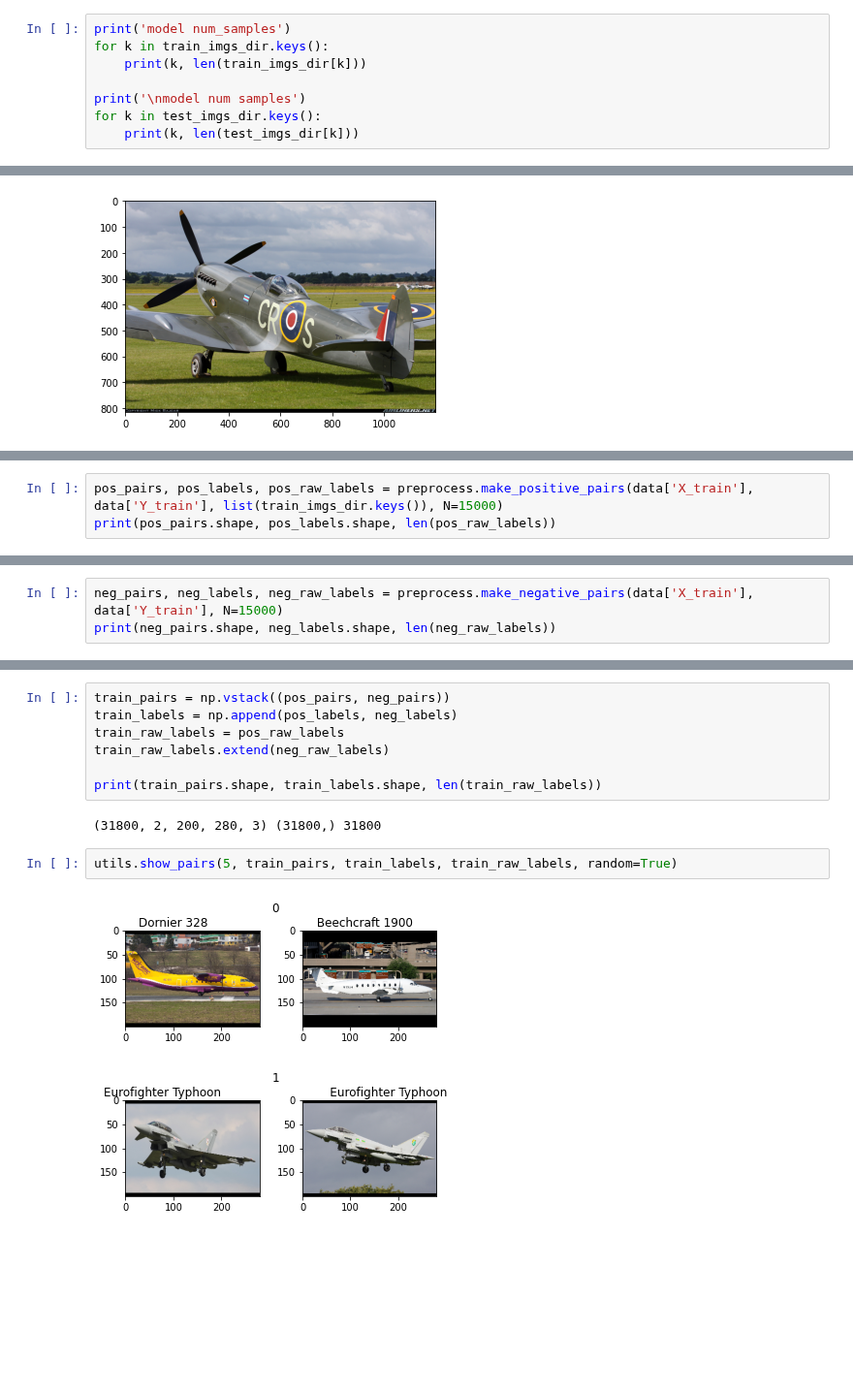
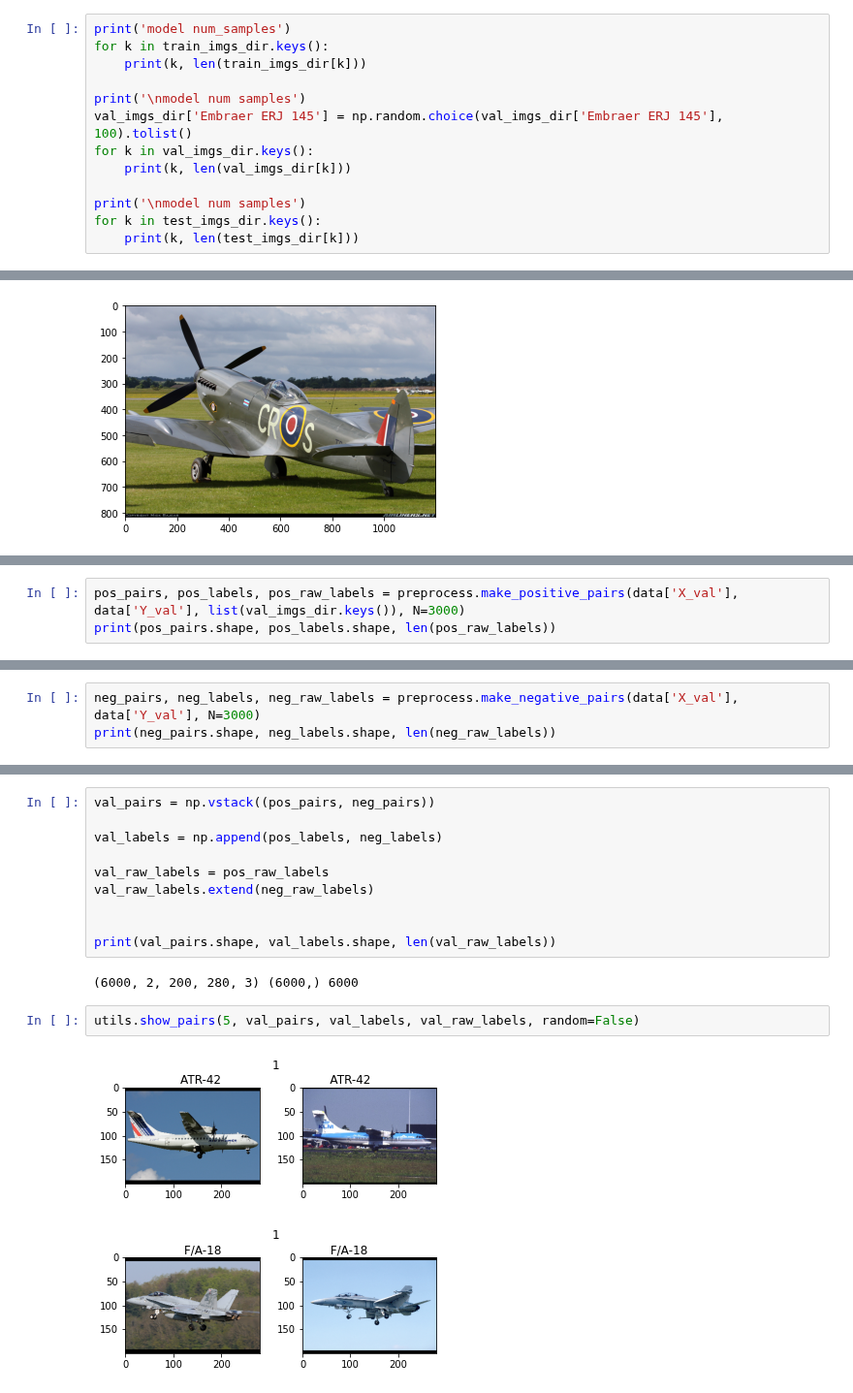
Before and after one commit to beetee17/few_shot_learning, a Jupyter notebook: aircraft/aircraft_prep.ipynb, the cells around one changed output, grey strips where cells are left out. Shown at 97% size. Saved outputs shown, nothing was run; the diff lists cells and outputs as text; blank space fills up the shorter version.

```diff
--- a/aircraft/aircraft_prep.ipynb
+++ b/aircraft/aircraft_prep.ipynb
@@ -89,6 +103,11 @@ for k in train_imgs_dir.keys():
     print(k, len(train_imgs_dir[k]))
 
 print('\nmodel num samples')
+val_imgs_dir['Embraer ERJ 145'] = np.random.choice(val_imgs_dir['Embraer ERJ 145'], 100).tolist()
+for k in val_imgs_dir.keys():
+    print(k, len(val_imgs_dir[k]))
+
+print('\nmodel num samples')
 for k in test_imgs_dir.keys():
     print(k, len(test_imgs_dir[k]))
 # %% [output]
@@ -132,4 +170,4 @@ saved Y_test to /D://Y_test.h5!
 # %%
-pos_pairs, pos_labels, pos_raw_labels = preprocess.make_positive_pairs(data['X_train'], data['Y_train'], list(train_imgs_dir.keys()), N=15000)
+pos_pairs, pos_labels, pos_raw_labels = preprocess.make_positive_pairs(data['X_val'], data['Y_val'], list(val_imgs_dir.keys()), N=3000)
 print(pos_pairs.shape, pos_labels.shape, len(pos_raw_labels))
 # %% [output]
@@ -153,5 +180,5 @@ C-130
 # %%
-neg_pairs, neg_labels, neg_raw_labels = preprocess.make_negative_pairs(data['X_train'], data['Y_train'], N=15000)
+neg_pairs, neg_labels, neg_raw_labels = preprocess.make_negative_pairs(data['X_val'], data['Y_val'], N=3000)
 print(neg_pairs.shape, neg_labels.shape, len(neg_raw_labels))
 # %% [output]
 0
@@ -190,14 +206,17 @@ utils.show_pairs(5, neg_pairs, neg_labels, neg_raw_labels, random=True)
 # %%
-train_pairs = np.vstack((pos_pairs, neg_pairs))
-train_labels = np.append(pos_labels, neg_labels)
-train_raw_labels = pos_raw_labels
-train_raw_labels.extend(neg_raw_labels)
+val_pairs = np.vstack((pos_pairs, neg_pairs))
 
-print(train_pairs.shape, train_labels.shape, len(train_raw_labels))
+val_labels = np.append(pos_labels, neg_labels)
+
+val_raw_labels = pos_raw_labels
+val_raw_labels.extend(neg_raw_labels)
+
+
+print(val_pairs.shape, val_labels.shape, len(val_raw_labels))
 # %% [output]
-(31800, 2, 200, 280, 3) (31800,) 31800
+(6000, 2, 200, 280, 3) (6000,) 6000
 # %%
-utils.show_pairs(5, train_pairs, train_labels, train_raw_labels, random=True)
+utils.show_pairs(5, val_pairs, val_labels, val_raw_labels, random=False)
 # %% [output]
-[figure, old version]
+[figure, new version]
-[figure, old version]
+[figure, new version]
```
Also changed, not shown: parts of 18 cells of this notebook.
